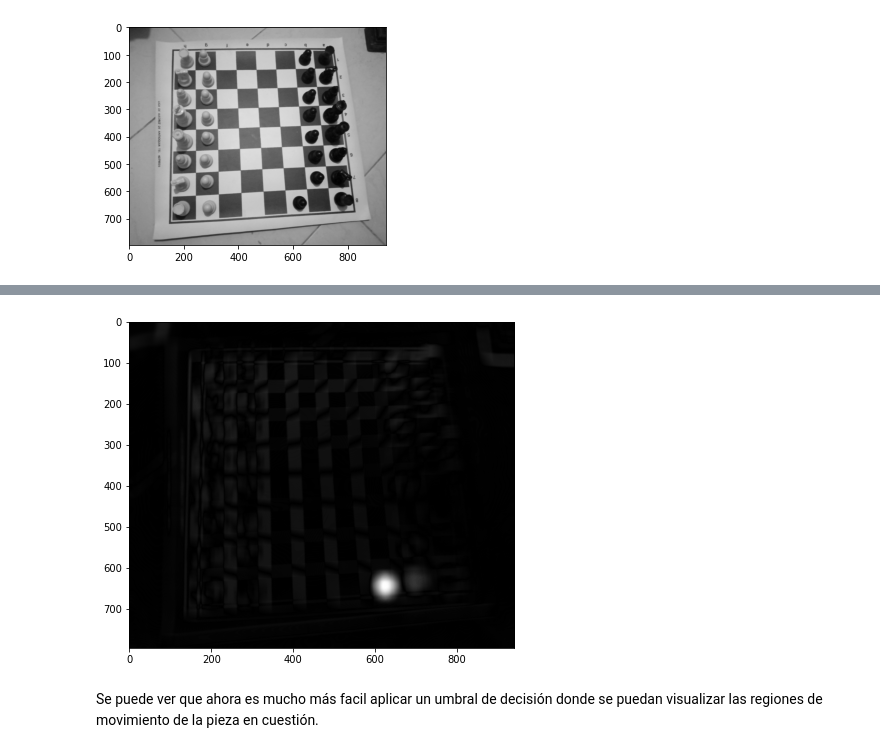
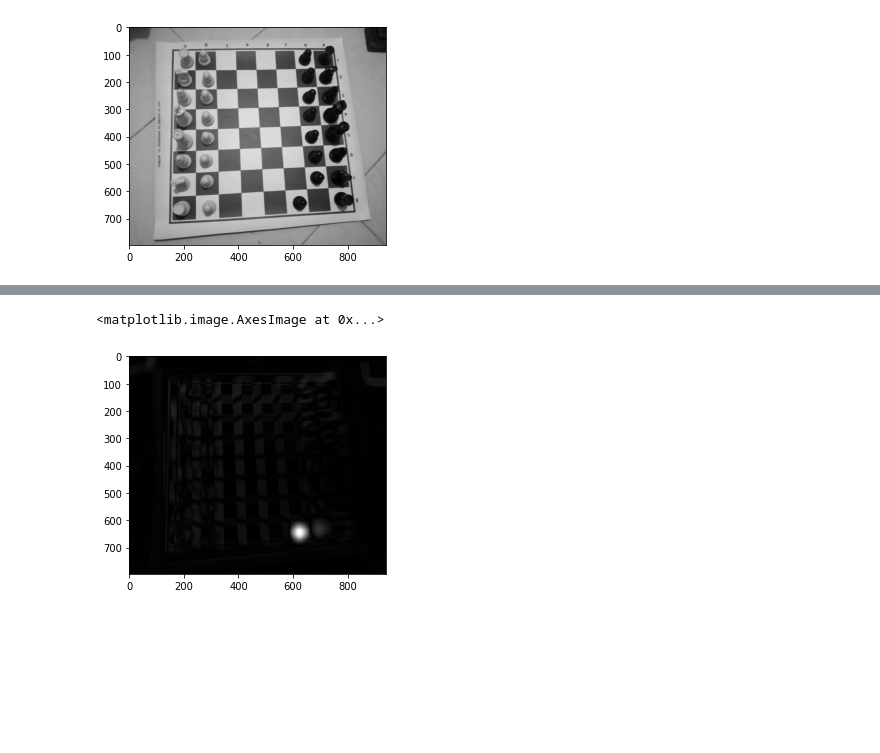
Before and after one commit to SantiagoGuiral/ress, a Jupyter notebook: pruebas/framediff.ipynb, the cells around one changed output, grey strips where cells are left out. Cells and saved outputs as stored; diff of their text form; code cells hidden in the pictures; blank space fills up the shorter version.

```diff
--- a/pruebas/framediff.ipynb
+++ b/pruebas/framediff.ipynb
@@ -61,10 +21,0 @@ plt.show()
-# %%
-#resta de los fotogramas suavizados
-subf=cv2.absdiff(f1,f2)
-plt.figure(figsize=(10,6))
-plt.imshow(subf,cmap="gray")
-plt.show()
-# %% [output]
-[figure, removed]
-# %% [markdown]
-Se puede ver que ahora es mucho más facil aplicar un umbral de decisión donde se puedan visualizar las regiones de movimiento de la pieza en cuestión.
@@ -71 +25,7 @@ Se puede ver que ahora es mucho más facil aplicar un umbral de decisión donde
+# %%
+diff = cv2.absdiff(prev_blur, blur)
+plt.imshow(diff, cmap='gray')
+# %% [output]
+<matplotlib.image.AxesImage at 0x...>
+[figure, added]
 # %%
```
Also changed, not shown: parts of 19 cells of this notebook.
